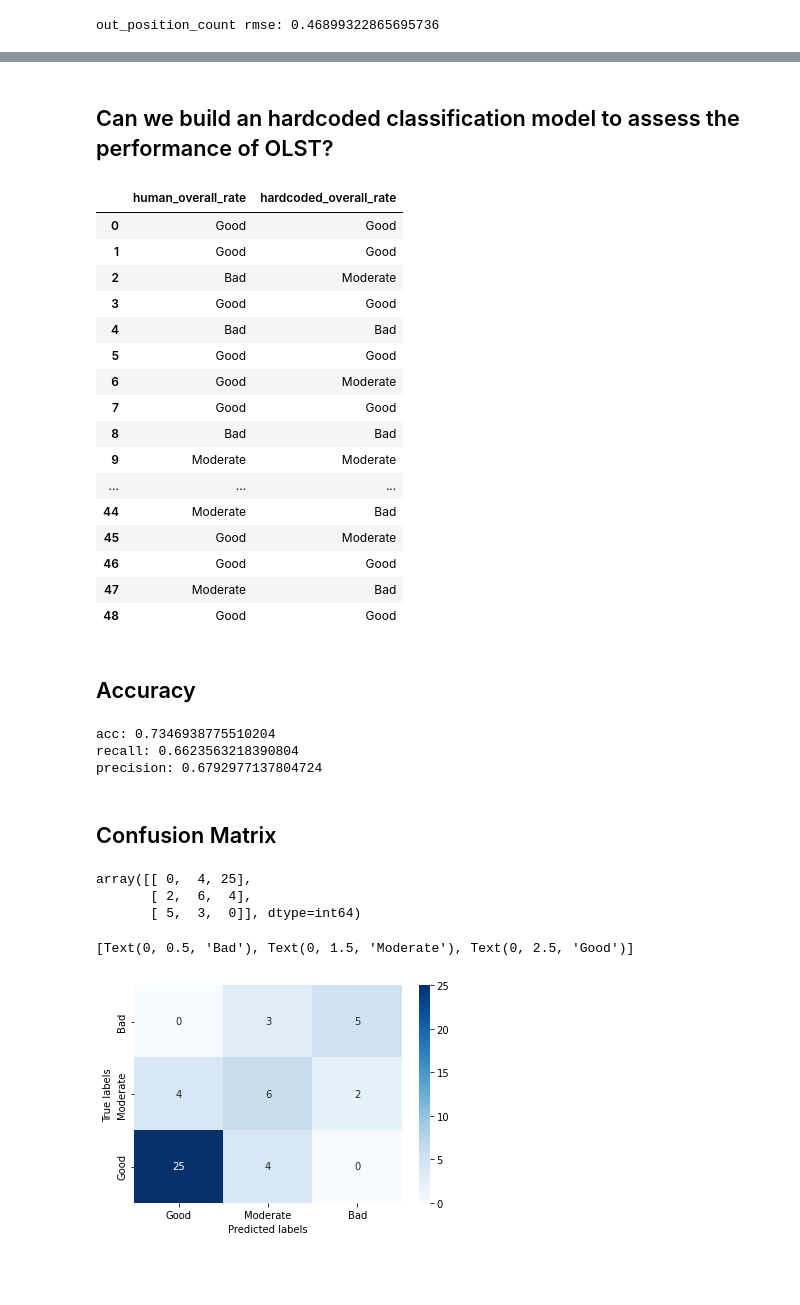
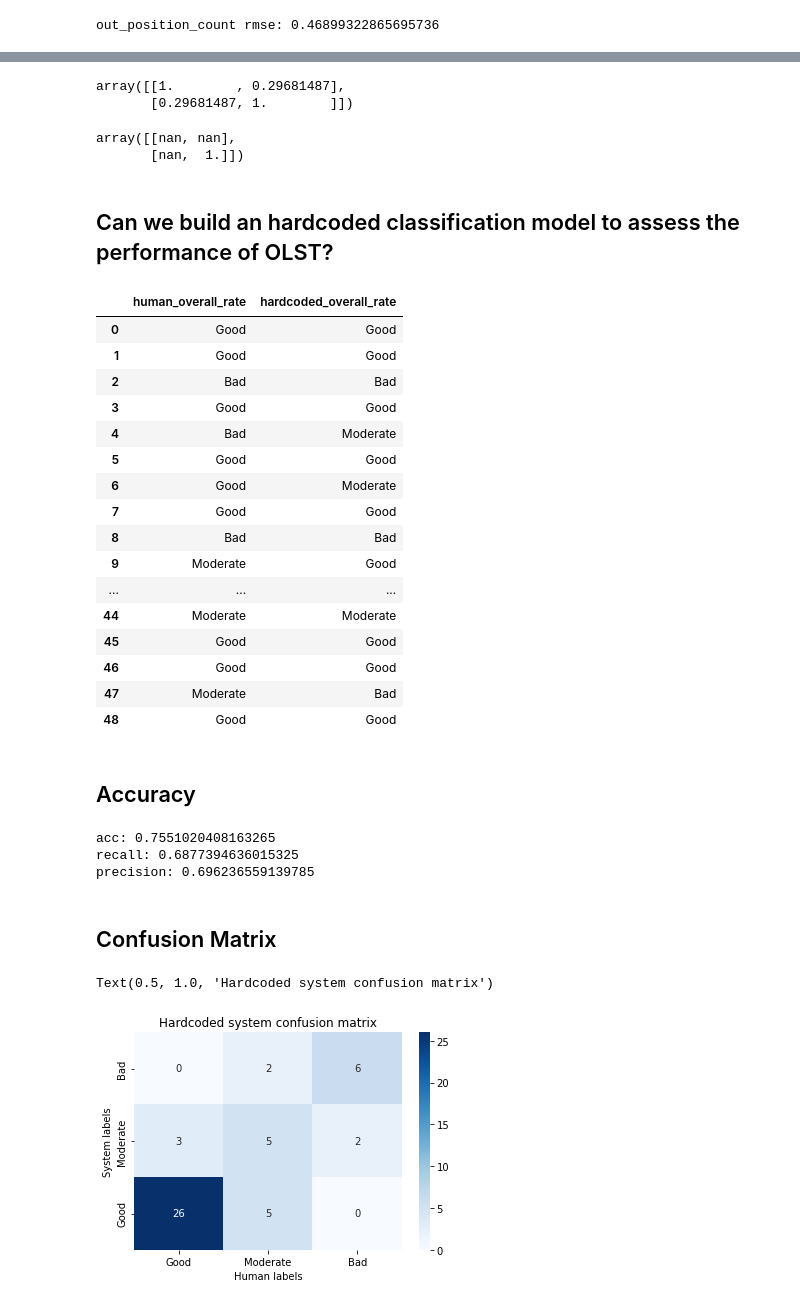
Before and after one commit to BerryLeeYY/OLST_prediction_part_1, a Jupyter notebook: human_assessment.ipynb, the cells around one changed output, grey strips where cells are left out. Saved outputs shown, nothing was run; the diff lists cells and outputs as text; code cells hidden in the pictures; blank space fills up the shorter version.

```diff
--- a/human_assessment.ipynb
+++ b/human_assessment.ipynb
@@ -801,17 +822,29 @@ Text(0, 0.5, 'RMSE')
+# %%
+np.corrcoef(Automated_compared_df["hand_iliac_count"], Comparison_sorted_df["overall_it4"])
+# %% [output]
+array([[1.        , 0.29681487],
+       [0.29681487, 1.        ]])
+# %%
+np.corrcoef(Automated_compared_df["out_position_count"], Comparison_sorted_df["overall_it5"])
+# %% [output]
+array([[nan, nan],
+       [nan,  1.]])
 # %% [markdown]
 ## Can we build an hardcoded classification model to assess the performance of OLST?
 # %%
-automated_hardcoded_rating = []
-for i in np.array(Automated_compared_df["totel"]):
-    if i <= 4:
-        automated_hardcoded_rating.append("Good")
-    elif i <= 12 and i >= 5:
-        automated_hardcoded_rating.append("Moderate")
-    elif i > 12:
-        automated_hardcoded_rating.append("Bad")
+def automated_rating_system(input_df_columns):
+    automated_hardcoded_rating = []
+    for i in np.array(input_df_columns):
+        if i <= 4:
+            automated_hardcoded_rating.append("Good")
+        elif i <= 12 and i >= 5:
+            automated_hardcoded_rating.append("Moderate")
+        elif i > 12:
+            automated_hardcoded_rating.append("Bad")
+    return automated_hardcoded_rating
 # %%
 human_overall_rate = np.array(Comparison_sorted_df["overall_rate"])
-hardcoded_overall_rate = automated_hardcoded_rating
+hardcoded_overall_rate = automated_rating_system(Automated_compared_df["totel"])
 
 human_hardcoded_comparion_df = pd.DataFrame({
     "human_overall_rate":human_overall_rate,
@@ -823,17 +856,17 @@ human_hardcoded_comparion_df
 |  | human_overall_rate | hardcoded_overall_rate |
 | 0 | Good | Good |
 | 1 | Good | Good |
-| 2 | Bad | Moderate |
+| 2 | Bad | Bad |
 | 3 | Good | Good |
-| 4 | Bad | Bad |
+| 4 | Bad | Moderate |
 | 5 | Good | Good |
 | 6 | Good | Moderate |
 | 7 | Good | Good |
 | 8 | Bad | Bad |
-| 9 | Moderate | Moderate |
+| 9 | Moderate | Good |
 | ... | ... | ... |
-| 44 | Moderate | Bad |
-| 45 | Good | Moderate |
+| 44 | Moderate | Moderate |
+| 45 | Good | Good |
 | 46 | Good | Good |
 | 47 | Moderate | Bad |
 | 48 | Good | Good |
@@ -853,9 +886,9 @@ precision = np.diag(cm_3_t) / np.sum(cm_3_t, axis = 0)
 precision_3_t = np.nanmean(precision)
 print("acc: " + str(acc_3_t) + "\n" + "recall: " + str(recall_3_t) + "\n" + "precision: " + str(precision_3_t))
 # %% [output]
-acc: 0.7346938775510204
-recall: 0.6623563218390804
-precision: 0.6792977137804724
+acc: 0.7551020408163265
+recall: 0.6877394636015325
+precision: 0.696236559139785
 # %% [markdown]
 ## Confusion Matrix
 # %%
@@ -863,10 +896,10 @@ precision: 0.6792977137804724
 labels = ["Good", "Moderate", "Bad"]
 origin_cm = confusion_matrix(human_hardcoded_comparion_df['human_overall_rate'], human_hardcoded_comparion_df['hardcoded_overall_rate'], labels = labels)
 transform_cm =confusion_matrix(human_hardcoded_comparion_df['human_overall_rate'], human_hardcoded_comparion_df['hardcoded_overall_rate'], labels = labels)
-transform_cm[:,0] = origin_cm[:,2]
-transform_cm[:,2] = origin_cm[:,0]
-transform_cm
+B_index = list(labels).index("Bad")
+M_index = list(labels).index("Moderate")
+G_index = list(labels).index("Good")
+transform_cm = [[origin_cm[G_index][B_index], origin_cm[M_index][B_index], origin_cm[B_index][B_index]],
+                [origin_cm[G_index][M_index], origin_cm[M_index][M_index], origin_cm[B_index][M_index]],
+                [origin_cm[G_index][G_index], origin_cm[M_index][G_index], origin_cm[B_index][G_index]]
+               ]
-# %% [output]
-array([[ 0,  4, 25],
-       [ 2,  6,  4],
-       [ 5,  3,  0]], dtype=int64)
@@ -878,14 +906,15 @@ transform_1 = np.array([[transform_cm[2,2], transform_cm[2,1], transform_cm[2,0]
 # %%
 #labels = comparison_df['prediction'].unique()
 
-cm = transform_1
+cm = transform_cm
 ax= plt.subplot()
 sns.heatmap(cm, ax = ax, annot=True, cmap="Blues")
-ax.set_xlabel('Predicted labels')
-ax.set_ylabel('True labels')
+ax.set_xlabel('Human labels')
+ax.set_ylabel('System labels')
 ax.set_xticklabels(labels)
 ax.set_yticklabels(["Bad", "Moderate", "Good"])
+ax.set_title("Hardcoded system confusion matrix")
 # %% [output]
-[Text(0, 0.5, 'Bad'), Text(0, 1.5, 'Moderate'), Text(0, 2.5, 'Good')]
+Text(0.5, 1.0, 'Hardcoded system confusion matrix')
-[figure, old version]
+[figure, new version]
 # %%
```
Also changed, not shown: parts of 67 cells of this notebook, 2 other files.
